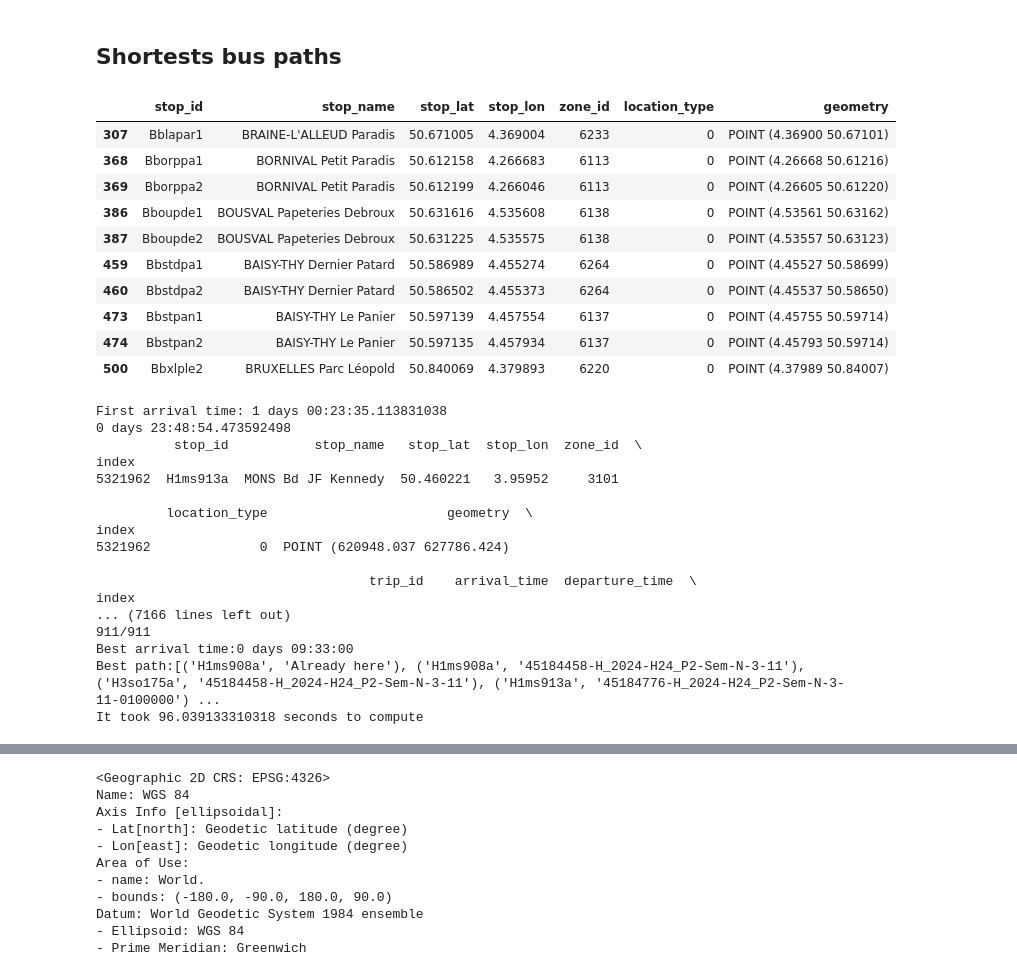
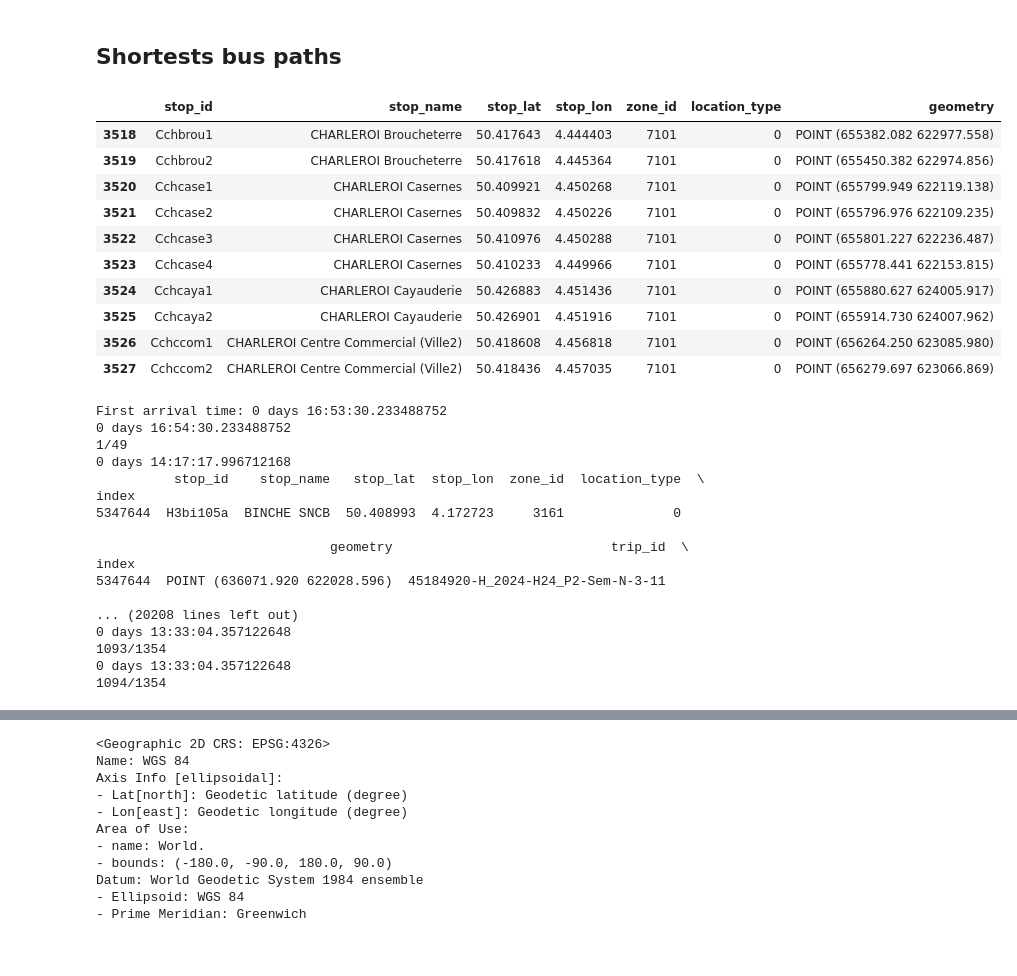
Before and after one commit to kaufmanno/GSDMA_2024, a Jupyter notebook: FInal_Notebook.ipynb, the cells around one changed output, grey strips where cells are left out. Cells and saved outputs as stored; diff of their text form; code cells hidden in the pictures.

```diff
--- a/FInal_Notebook.ipynb
+++ b/FInal_Notebook.ipynb
@@ -391,19 +392,19 @@ NameError: name 'filter_bus_stops' is not defined
 ## Shortests bus paths
 # %%
 #Find the bus stops with a given name within
-geo_stops[geo_stops['stop_name'].str.contains('Pa')].iloc[0:10]
+geo_stops[geo_stops['stop_name'].str.contains('CHARL')].iloc[10:20]
 # %% [output]
 |  | stop_id | stop_name | stop_lat | stop_lon | zone_id | location_type | geometry |
-| 307 | Bblapar1 | BRAINE-L'ALLEUD Paradis | 50.671005 | 4.369004 | 6233 | 0 | POINT (4.36900 50.67101) |
-| 368 | Bborppa1 | BORNIVAL Petit Paradis | 50.612158 | 4.266683 | 6113 | 0 | POINT (4.26668 50.61216) |
-| 369 | Bborppa2 | BORNIVAL Petit Paradis | 50.612199 | 4.266046 | 6113 | 0 | POINT (4.26605 50.61220) |
-| 386 | Bboupde1 | BOUSVAL Papeteries Debroux | 50.631616 | 4.535608 | 6138 | 0 | POINT (4.53561 50.63162) |
-| 387 | Bboupde2 | BOUSVAL Papeteries Debroux | 50.631225 | 4.535575 | 6138 | 0 | POINT (4.53557 50.63123) |
-| 459 | Bbstdpa1 | BAISY-THY Dernier Patard | 50.586989 | 4.455274 | 6264 | 0 | POINT (4.45527 50.58699) |
-| 460 | Bbstdpa2 | BAISY-THY Dernier Patard | 50.586502 | 4.455373 | 6264 | 0 | POINT (4.45537 50.58650) |
-| 473 | Bbstpan1 | BAISY-THY Le Panier | 50.597139 | 4.457554 | 6137 | 0 | POINT (4.45755 50.59714) |
-| 474 | Bbstpan2 | BAISY-THY Le Panier | 50.597135 | 4.457934 | 6137 | 0 | POINT (4.45793 50.59714) |
-| 500 | Bbxlple2 | BRUXELLES Parc Léopold | 50.840069 | 4.379893 | 6220 | 0 | POINT (4.37989 50.84007) |
+| 3518 | Cchbrou1 | CHARLEROI Broucheterre | 50.417643 | 4.444403 | 7101 | 0 | POINT (655382.082 622977.558) |
+| 3519 | Cchbrou2 | CHARLEROI Broucheterre | 50.417618 | 4.445364 | 7101 | 0 | POINT (655450.382 622974.856) |
+| 3520 | Cchcase1 | CHARLEROI Casernes | 50.409921 | 4.450268 | 7101 | 0 | POINT (655799.949 622119.138) |
+| 3521 | Cchcase2 | CHARLEROI Casernes | 50.409832 | 4.450226 | 7101 | 0 | POINT (655796.976 622109.235) |
+| 3522 | Cchcase3 | CHARLEROI Casernes | 50.410976 | 4.450288 | 7101 | 0 | POINT (655801.227 622236.487) |
+| 3523 | Cchcase4 | CHARLEROI Casernes | 50.410233 | 4.449966 | 7101 | 0 | POINT (655778.441 622153.815) |
+| 3524 | Cchcaya1 | CHARLEROI Cayauderie | 50.426883 | 4.451436 | 7101 | 0 | POINT (655880.627 624005.917) |
+| 3525 | Cchcaya2 | CHARLEROI Cayauderie | 50.426901 | 4.451916 | 7101 | 0 | POINT (655914.730 624007.962) |
+| 3526 | Cchccom1 | CHARLEROI Centre Commercial (Ville2) | 50.418608 | 4.456818 | 7101 | 0 | POINT (656264.250 623085.980) |
+| 3527 | Cchccom2 | CHARLEROI Centre Commercial (Ville2) | 50.418436 | 4.457035 | 7101 | 0 | POINT (656279.697 623066.869) |
 # %%
 walking_range = 1000#The algorithm considers that bus stops closer than that value in meters can be linked by walking
 
@@ -422,7 +423,7 @@ walk_time=walk_time.mean()
 departure_time=pd.to_timedelta(departure_time)
 best_arrival_time=departure_time+walk_time
 print(f"First arrival time: {best_arrival_time}")
-best_path=[('walking', 'arrival_stop_name')]
+best_path=[(departure_stop_id.iloc[0],'Already here'),(arrival_stop_id.iloc[0],'walking')]
 
 #Find the schedule of the day
 week_day=pd.Timestamp(departure_date).day_name().lower()
@@ -517,23 +518,23 @@ print(f"Best arrival time:{best_arrival_time}")
 print(f"Best path:{best_path}")
 print(f"It took {end_time-start_time} seconds to compute")
 # %% [output]
-First arrival time: 1 days 00:23:35.113831038
-0 days 23:48:54.473592498
-          stop_id           stop_name   stop_lat  stop_lon  zone_id  \
+First arrival time: 0 days 16:53:30.233488752
+0 days 16:54:30.233488752
+1/49
+0 days 14:17:17.996712168
+          stop_id    stop_name   stop_lat  stop_lon  zone_id  location_type  \
 index
-5321962  H1ms913a  MONS Bd JF Kennedy  50.460221   3.95952     3101
+5347644  H3bi105a  BINCHE SNCB  50.408993  4.172723     3161              0
 
-         location_type                       geometry  \
+                              geometry                            trip_id  \
 index
-5321962              0  POINT (620948.037 627786.424)
+5347644  POINT (636071.920 622028.596)  45184920-H_2024-H24_P2-Sem-N-3-11
 
-                                   trip_id    arrival_time  departure_time  \
-index
-... (7166 lines left out)
-911/911
-Best arrival time:0 days 09:33:00
-Best path:[('H1ms908a', 'Already here'), ('H1ms908a', '45184458-H_2024-H24_P2-Sem-N-3-11'), ('H3so175a', '45184458-H_2024-H24_P2-Sem-N-3-11'), ('H1ms913a', '45184776-H_2024-H24_P2-Sem-N-3-11-0100000') ...
-It took 96.039133310318 seconds to compute
+... (20208 lines left out)
+0 days 13:33:04.357122648
+1093/1354
+0 days 13:33:04.357122648
+1094/1354
 # %%
 geo_paths=[]
 for i in range(len(best_path)):
```
Also changed, not shown: parts of 4 cells of this notebook.
